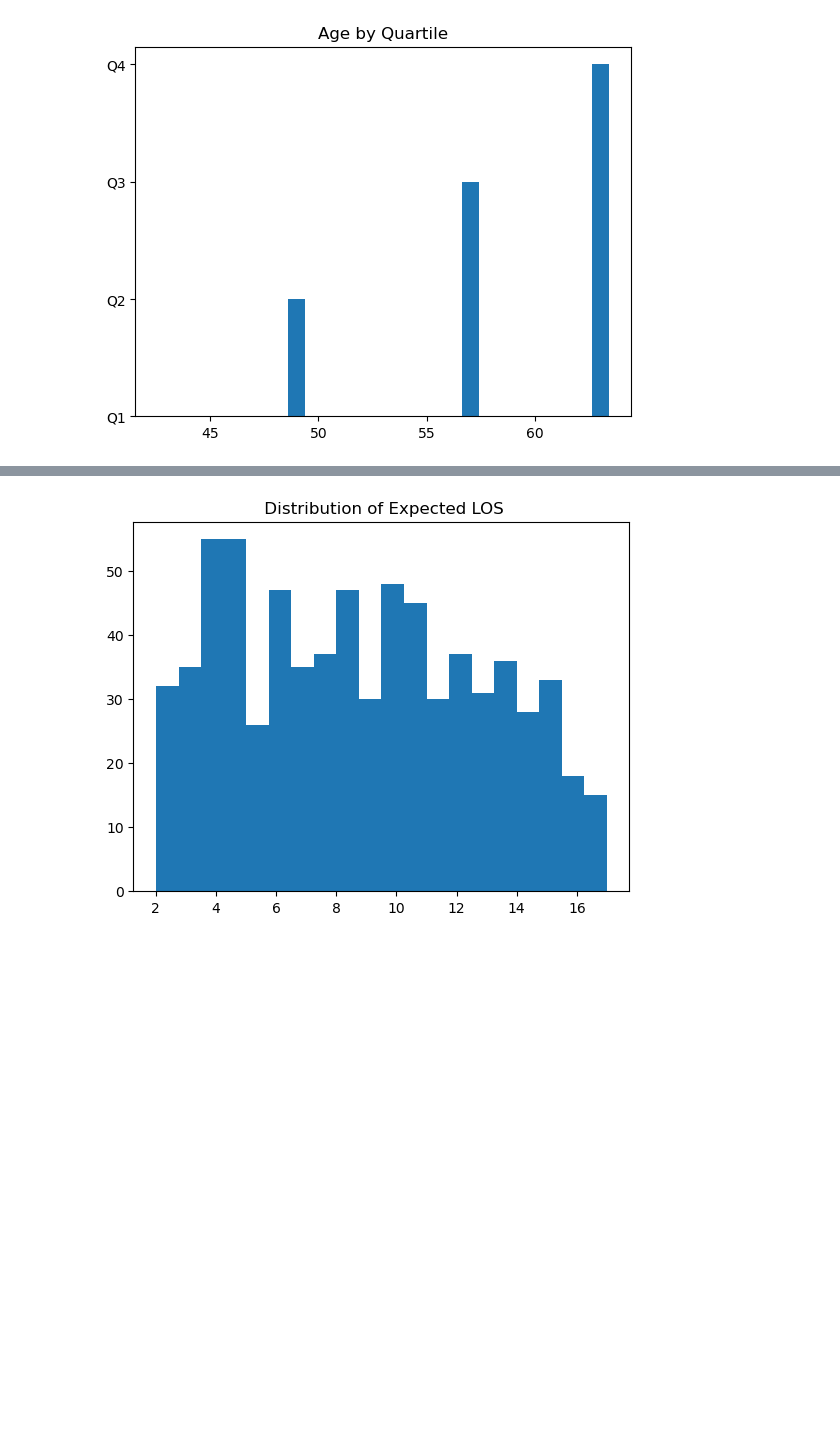
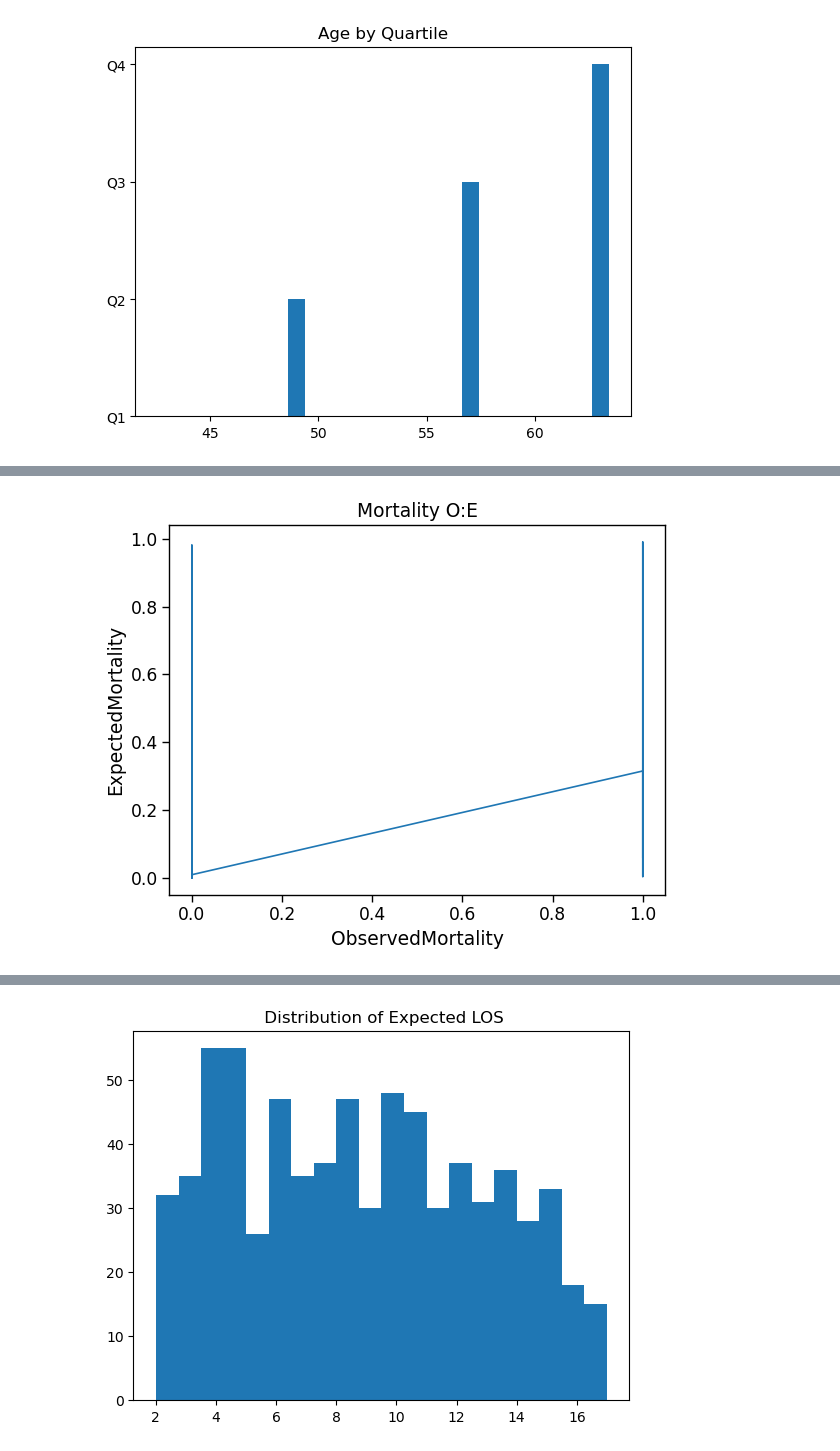
Before and after one commit to akilarvn/Python-Hackathon, a Jupyter notebook: DataEagles_FinalQuestions.ipynb, the cells around one changed output, grey strips where cells are left out. Saved outputs shown, nothing was run; the diff lists cells and outputs as text; code cells hidden in the pictures; blank space fills up the shorter version.

```diff
--- a/DataEagles_FinalQuestions.ipynb
+++ b/DataEagles_FinalQuestions.ipynb
@@ -172,0 +239,13 @@ plt.show()
+# %%
+#Question 38 - Mortality O:E
+#Assuming the data is to be fetched from the discharges tables and not readmission registry
+df2 = Discharges
+df2['ObservedMortality'] = np.where(df2['DischargeDisposition'] == 'Expired', 1, 0)
+df2
+plt.plot(df2['ObservedMortality'],df2['ExpectedMortality'])
+plt.xlabel("ObservedMortality")
+plt.ylabel("ExpectedMortality")
+plt.title("Mortality O:E")
+plt.show()
+# %% [output]
+[figure, added]
```
Also changed, not shown: parts of 9 cells of this notebook.
